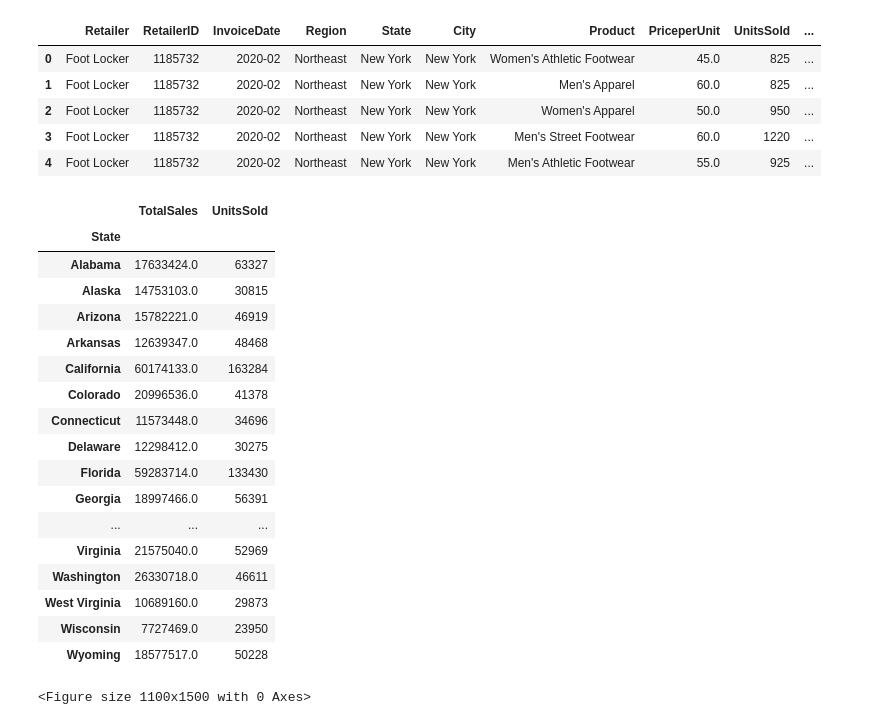
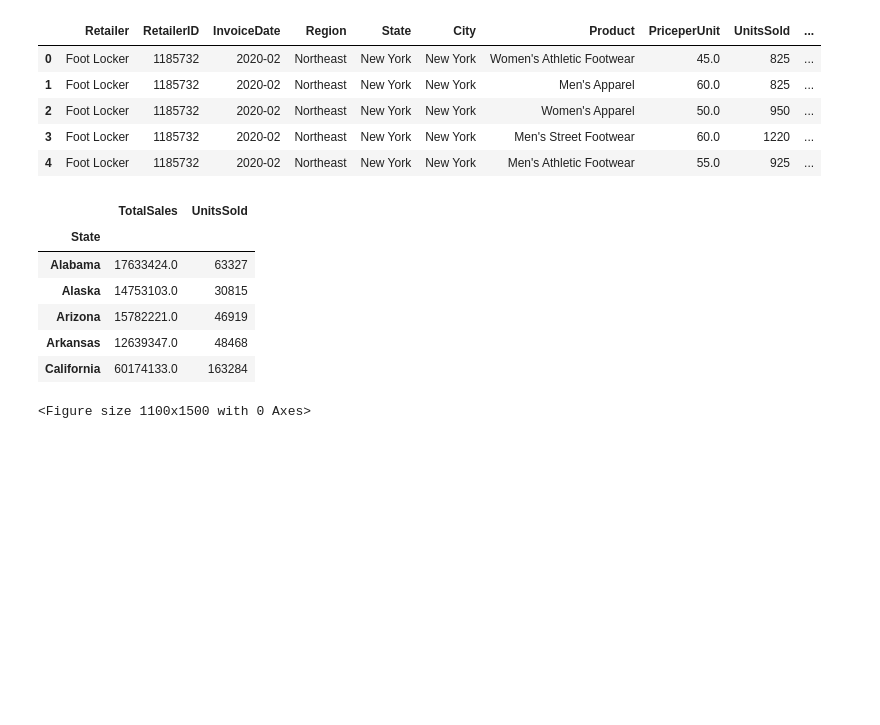
Before and after one commit to juto-shogan/adidas-Analysis, a Jupyter notebook: addidas.ipynb, the cells around one changed output. Cells and saved outputs as stored; diff of their text form; code cells hidden in the pictures; blank space fills up the shorter version.

```diff
--- a/addidas.ipynb
+++ b/addidas.ipynb
@@ -210,43 +210,32 @@ fig2.update_layout(
     yaxis_title='Units Sold'
 )
 
 
 # Update layouts for all figures (modify as needed for fig1 & fig2)
 fig3.update_layout(
     title='Total Sales and Units Sold by State',
     xaxis_title='State',
     xaxis_tickangle=-45,
     yaxis_title='Total Sales (Millions)',  # Label for primary y-axis
     yaxis2=dict(
         title='Units Sold (Thousands)',  # Label for secondary y-axis
         overlaying='y',
         side='right'
     )
 )
 
 # Show Graph
 plt.savefig('unitsSoldByState.png', dpi=300)
 fig1.show()
 fig2.show()
 fig3.show()
-grand_df
+grand_df.head(5)
 # %% [output]
 |  | TotalSales | UnitsSold |
 | State |  |  |
 | Alabama | 17633424.0 | 63327 |
 | Alaska | 14753103.0 | 30815 |
 | Arizona | 15782221.0 | 46919 |
 | Arkansas | 12639347.0 | 48468 |
 | California | 60174133.0 | 163284 |
-| Colorado | 20996536.0 | 41378 |
-| Connecticut | 11573448.0 | 34696 |
-| Delaware | 12298412.0 | 30275 |
-| Florida | 59283714.0 | 133430 |
-| Georgia | 18997466.0 | 56391 |
-| ... | ... | ... |
-| Virginia | 21575040.0 | 52969 |
-| Washington | 26330718.0 | 46611 |
-| West Virginia | 10689160.0 | 29873 |
-| Wisconsin | 7727469.0 | 23950 |
-| Wyoming | 18577517.0 | 50228 |
 <Figure size 1100x1500 with 0 Axes>
```
Also changed, not shown: parts of 5 cells of this notebook.
